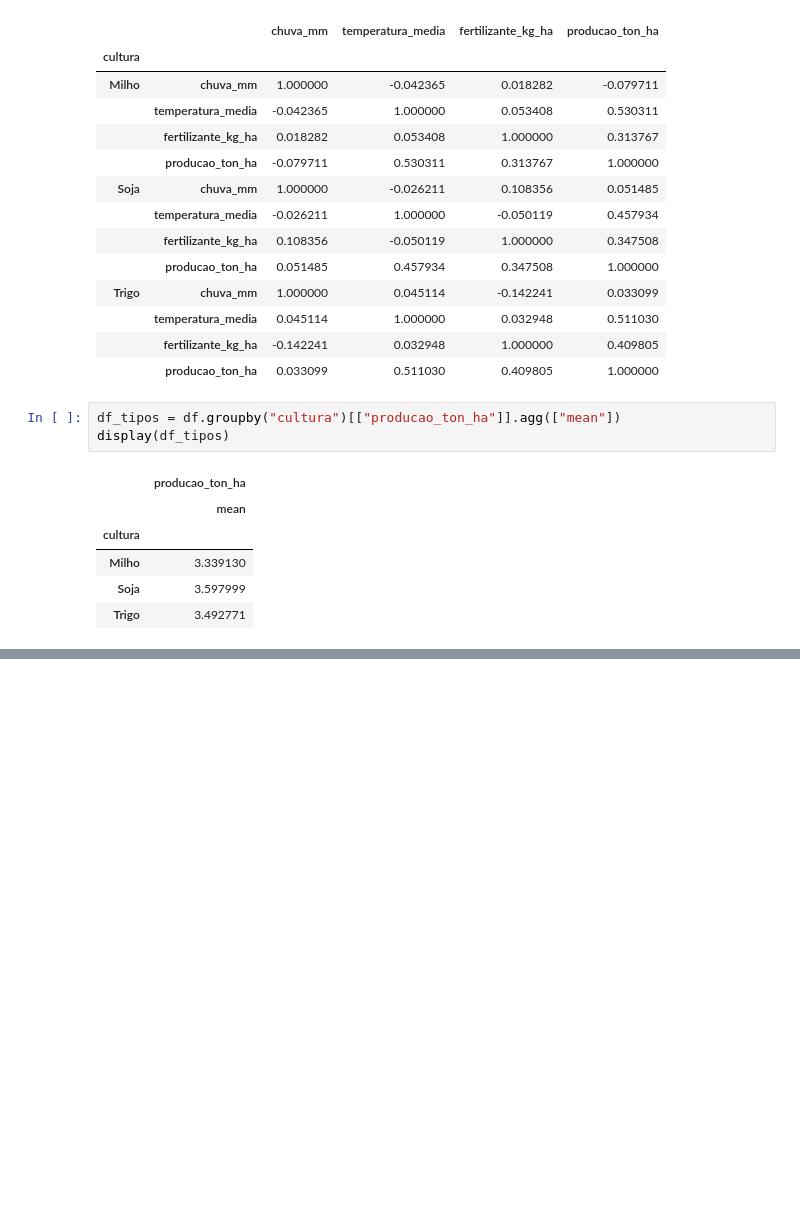
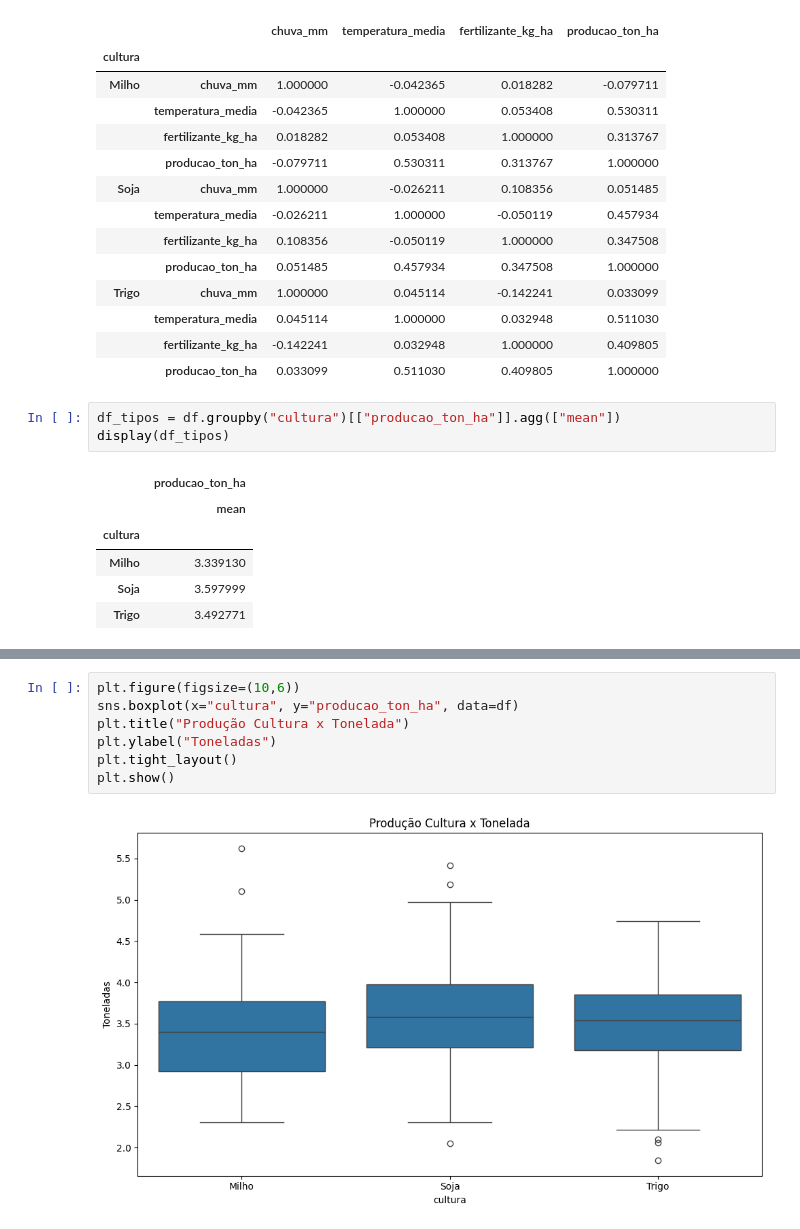
Before and after one commit to AndreiBataglia/projetos-em-ia-e-analise, a Jupyter notebook: notebooks/semana_01_analise_dados_agricola.ipynb, the cells around one changed output, grey strips where cells are left out. Drawn from its saved outputs; the diff is of its cells as text; blank space fills up the shorter version.

```diff
--- a/notebooks/semana_01_analise_dados_agricola.ipynb
+++ b/notebooks/semana_01_analise_dados_agricola.ipynb
@@ -132,0 +124,9 @@ plt.show()
+# %%
+plt.figure(figsize=(10,6))
+sns.boxplot(x="cultura", y="producao_ton_ha", data=df)
+plt.title("Produção Cultura x Tonelada")
+plt.ylabel("Toneladas")
+plt.tight_layout()
+plt.show()
+# %% [output]
+[figure, added]
```
Also changed, not shown: parts of 9 cells of this notebook.
